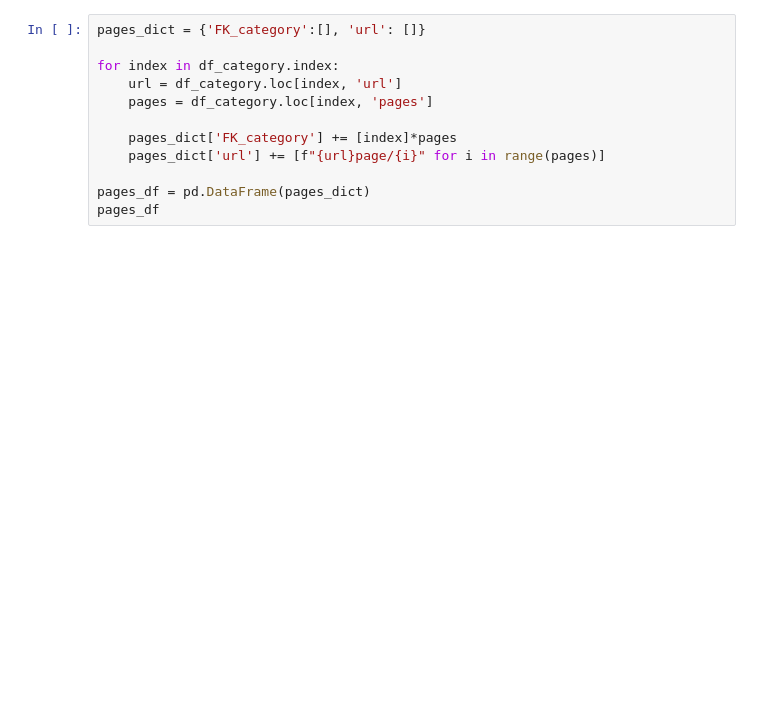
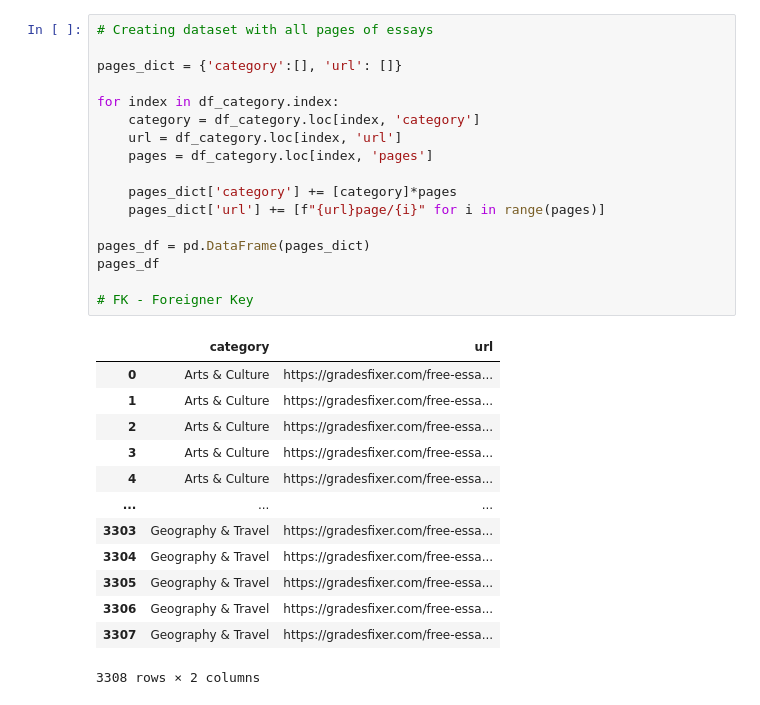
Before and after one commit to mishadyukarev/test___, a Jupyter notebook: ai_essay_prediction_misha/parsing_sites/gradesfixer.ipynb, the cells around one changed output. Cells and saved outputs as stored; diff of their text form; blank space fills up the shorter version.

```diff
--- a/ai_essay_prediction_misha/parsing_sites/gradesfixer.ipynb
+++ b/ai_essay_prediction_misha/parsing_sites/gradesfixer.ipynb
@@ -74,12 +95,31 @@ IndexError: list index out of range
 # %%
-pages_dict = {'FK_category':[], 'url': []}
+# Creating dataset with all pages of essays
+
+pages_dict = {'category':[], 'url': []}
 
 for index in df_category.index:
+    category = df_category.loc[index, 'category']
     url = df_category.loc[index, 'url']
     pages = df_category.loc[index, 'pages']
 
-    pages_dict['FK_category'] += [index]*pages
+    pages_dict['category'] += [category]*pages
     pages_dict['url'] += [f"{url}page/{i}" for i in range(pages)]
 
 pages_df = pd.DataFrame(pages_dict)
 pages_df
+
+# FK - Foreigner Key
+# %% [output]
+|  | category | url |
+| 0 | Arts & Culture | https://gradesfixer.com/free-essa... |
+| 1 | Arts & Culture | https://gradesfixer.com/free-essa... |
+| 2 | Arts & Culture | https://gradesfixer.com/free-essa... |
+| 3 | Arts & Culture | https://gradesfixer.com/free-essa... |
+| 4 | Arts & Culture | https://gradesfixer.com/free-essa... |
+| ... | ... | ... |
+| 3303 | Geography & Travel | https://gradesfixer.com/free-essa... |
+| 3304 | Geography & Travel | https://gradesfixer.com/free-essa... |
+| 3305 | Geography & Travel | https://gradesfixer.com/free-essa... |
+| 3306 | Geography & Travel | https://gradesfixer.com/free-essa... |
+| 3307 | Geography & Travel | https://gradesfixer.com/free-essa... |
+3308 rows × 2 columns
```
Also changed, not shown: parts of 15 cells of this notebook, 1 other file.
